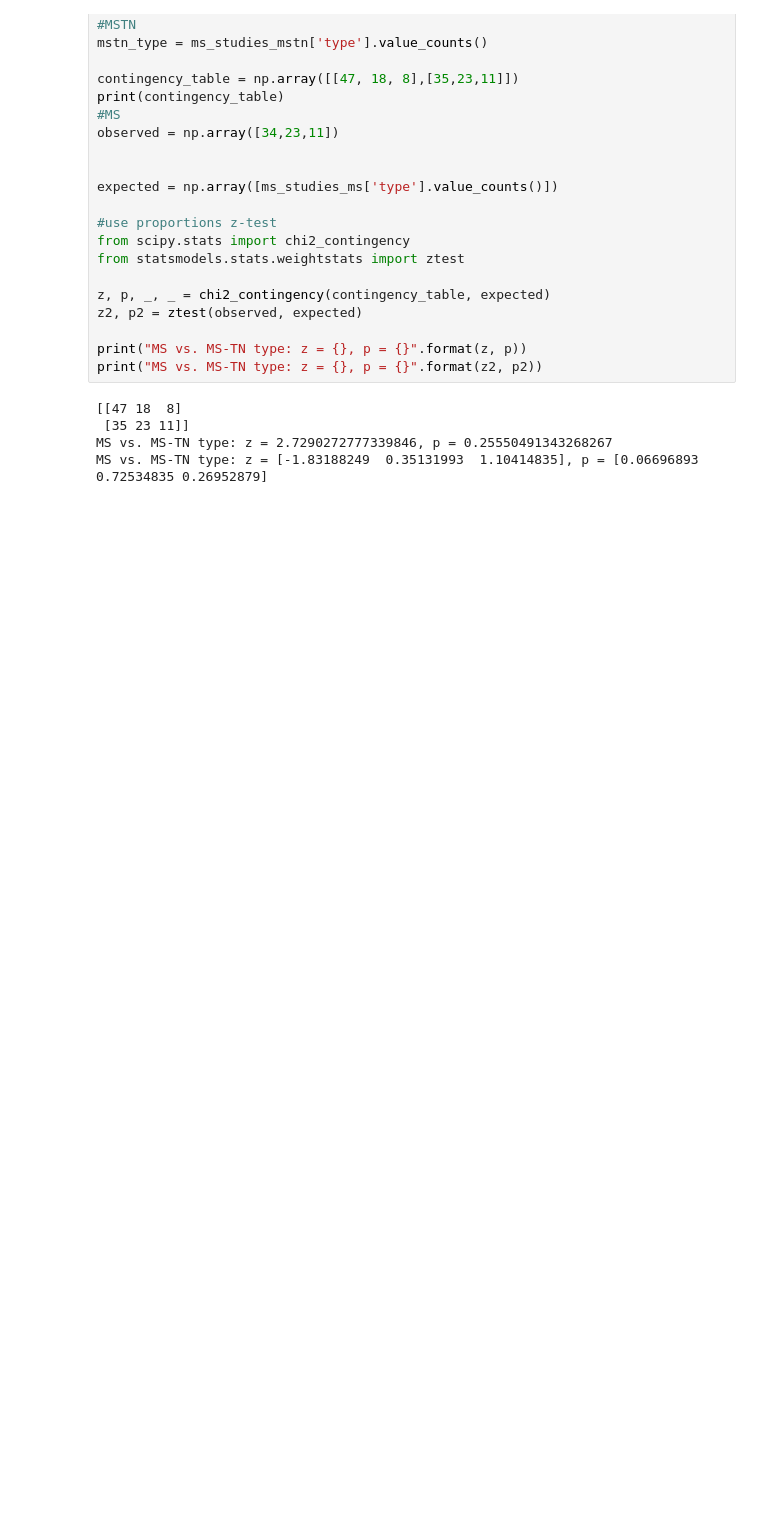
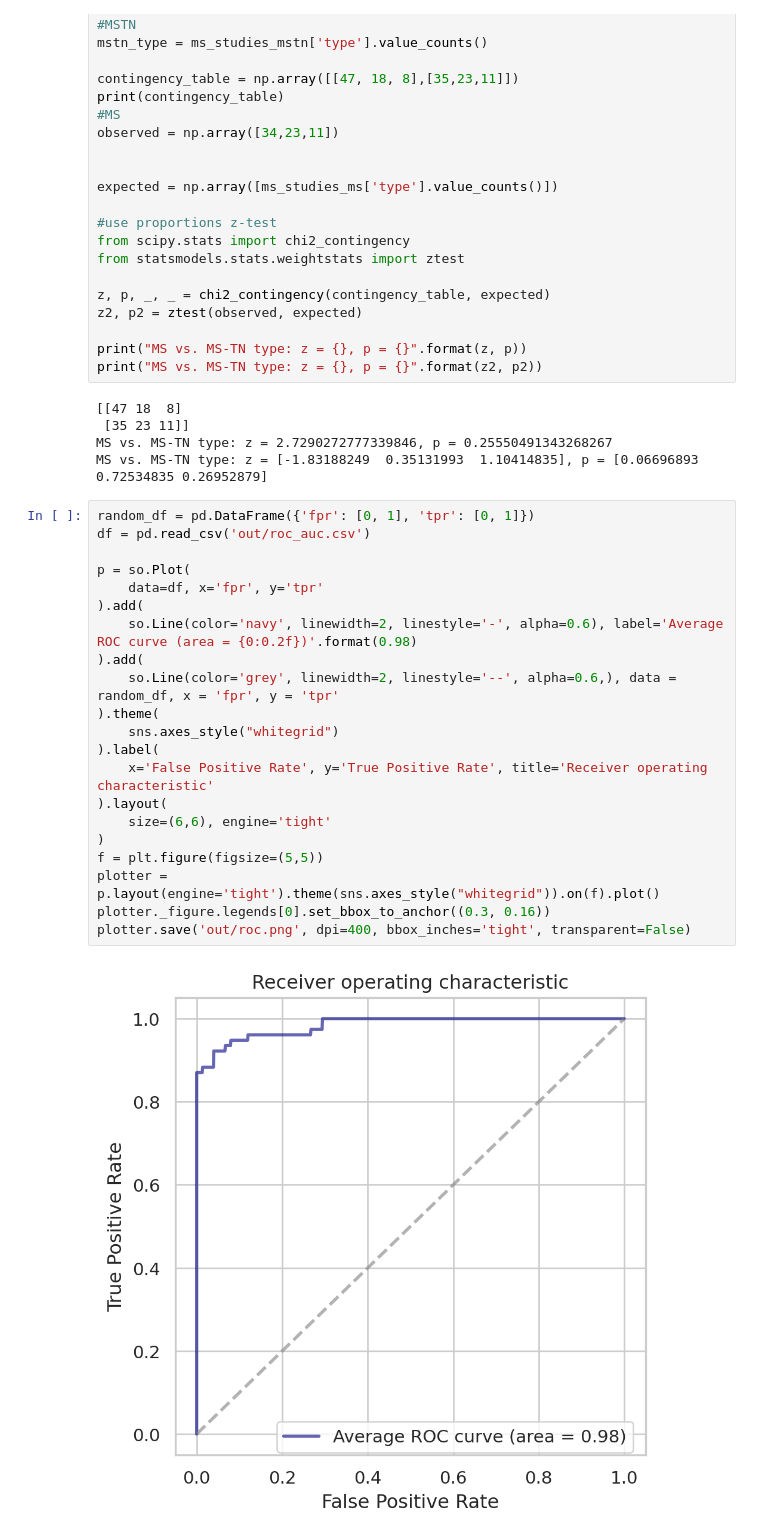
Before and after one commit to latypovt/MSTN_GM, a Jupyter notebook: graphs.ipynb, the cells around one changed output. Cells and saved outputs as stored; diff of their text form; blank space fills up the shorter version.

Commit message:
Modified code for images

```diff
--- a/graphs.ipynb
+++ b/graphs.ipynb
@@ -734,3 +730,26 @@ print("MS vs. MS-TN type: z = {}, p = {}".format(z2, p2))
  [35 23 11]]
 MS vs. MS-TN type: z = 2.7290272777339846, p = 0.25550491343268267
 MS vs. MS-TN type: z = [-1.83188249  0.35131993  1.10414835], p = [0.06696893 0.72534835 0.26952879]
+# %%
+random_df = pd.DataFrame({'fpr': [0, 1], 'tpr': [0, 1]})
+df = pd.read_csv('out/roc_auc.csv')
+
+p = so.Plot(
+    data=df, x='fpr', y='tpr'
+).add(
+    so.Line(color='navy', linewidth=2, linestyle='-', alpha=0.6), label='Average ROC curve (area = {0:0.2f})'.format(0.98)
+).add(
+    so.Line(color='grey', linewidth=2, linestyle='--', alpha=0.6,), data = random_df, x = 'fpr', y = 'tpr'
+).theme(
+    sns.axes_style("whitegrid")
+).label(
+    x='False Positive Rate', y='True Positive Rate', title='Receiver operating characteristic'
+).layout(
+    size=(6,6), engine='tight'
+)
+f = plt.figure(figsize=(5,5))
+plotter = p.layout(engine='tight').theme(sns.axes_style("whitegrid")).on(f).plot()
+plotter._figure.legends[0].set_bbox_to_anchor((0.3, 0.16))
+plotter.save('out/roc.png', dpi=400, bbox_inches='tight', transparent=False)
+# %% [output]
+[figure, added]
```
Also changed, not shown: parts of 5 cells of this notebook, 5 other files.
